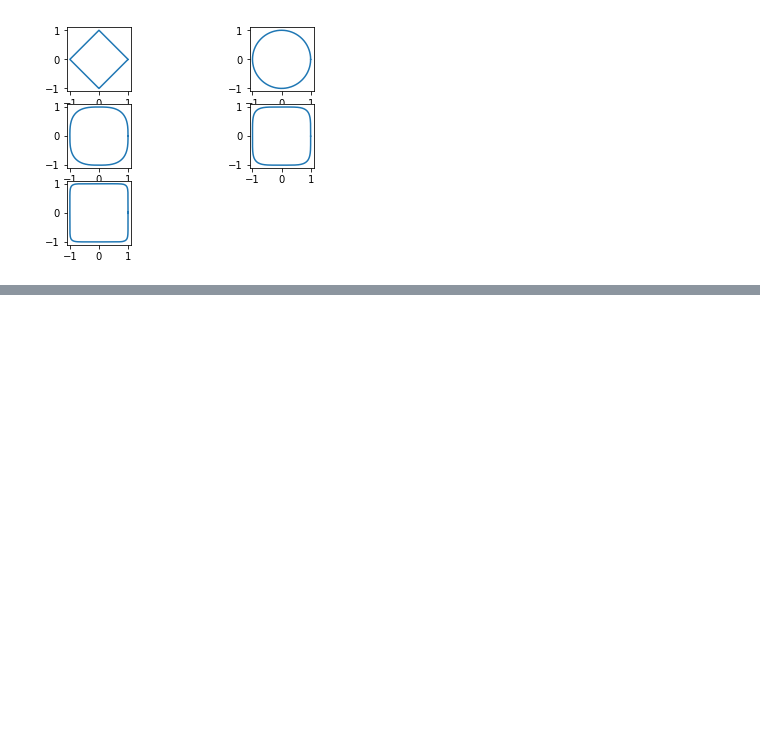
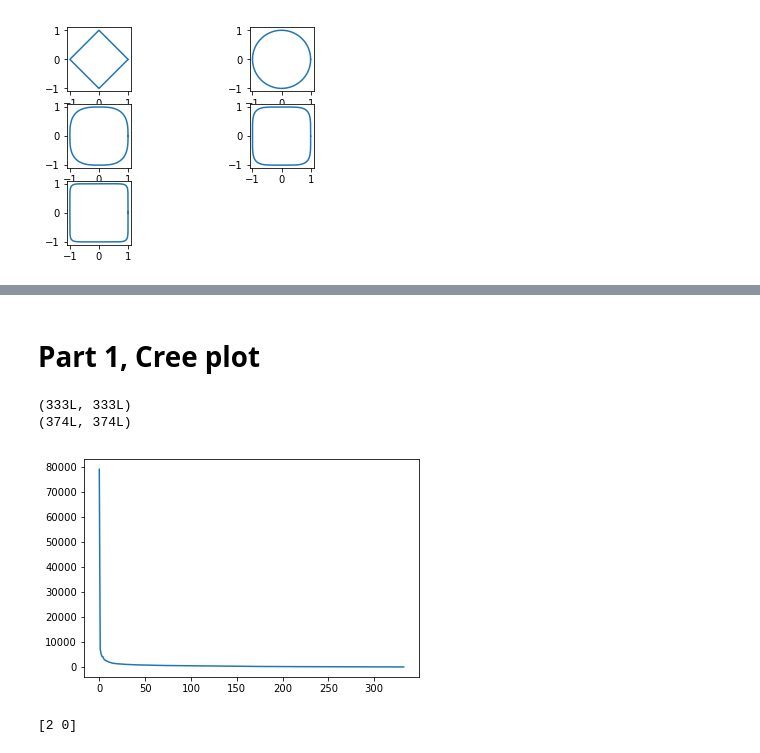
Before and after one commit to marcos0318/DataSciLabs, a Jupyter notebook: FirstNotebook.ipynb, the cells around one changed output, grey strips where cells are left out. Saved outputs shown, nothing was run; the diff lists cells and outputs as text; code cells hidden in the pictures; blank space fills up the shorter version.

```diff
--- a/FirstNotebook.ipynb
+++ b/FirstNotebook.ipynb
@@ -75,0 +96,20 @@ plt.show()
+# %% [markdown]
+# Part 1, Cree plot
+# %%
+U, s, V = np.linalg.svd(grayImg)
+S = np.diag(s)
+x = np.array(range(len(s)))
+print U.shape
+print V.shape
+
+
+
+plt.figure(2)
+plt.plot(x, s)
+plt.show()
+print np.array([2,3])*np.array([1,0])
+# %% [output]
+(333L, 333L)
+(374L, 374L)
+[figure, added]
+[2 0]
```
Also changed, not shown: parts of 11 cells of this notebook, 1 other file.
